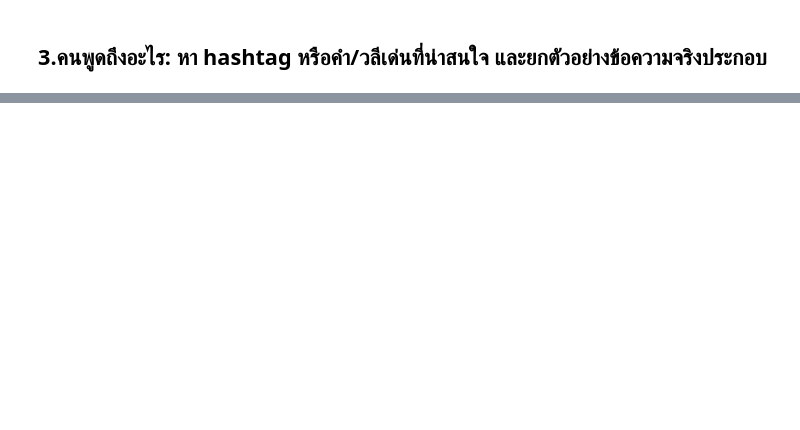
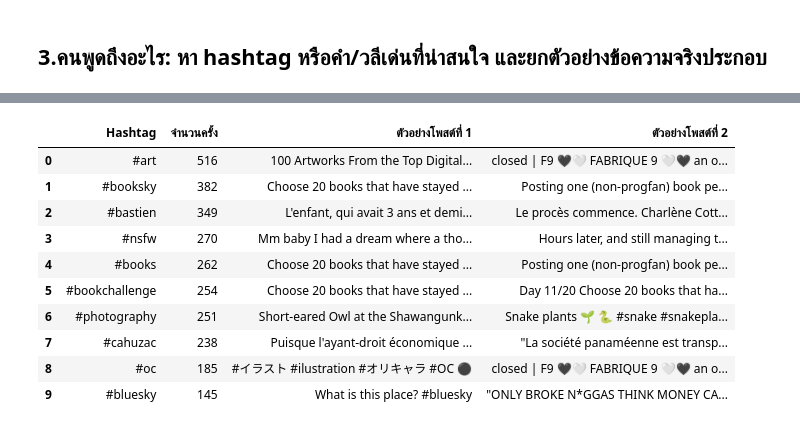
Before and after one commit to Supieiei/Project1_Group7, a Jupyter notebook: Part_1_พิชญธิดา.ipynb, the cells around one changed output, grey strips where cells are left out. Cells and saved outputs as stored; diff of their text form; code cells hidden in the pictures; blank space fills up the shorter version.

```diff
--- a/Part_1_พิชญธิดา.ipynb
+++ b/Part_1_พิชญธิดา.ipynb
@@ -154,0 +311,4 @@ print(summary_df.head(10).to_string(index=False))
+# %%
+# ดูว่าใน unknown เป็นข้อความแบบไหน
+pd.set_option("display.max_colwidth", None)
+df[df["language"] == "unknown"][["text"]]
@@ -156,0 +382,41 @@ print(summary_df.head(10).to_string(index=False))
+# %%
+data = []
+for tag, count in top_hashtags:
+    # ดึง 2 ตัวอย่างแรกที่ไม่ซ้ำกัน
+    samples = (
+        df[
+            df["text"]
+            .astype(str)
+            .str.contains(re.escape(tag), case=False, na=False)]["text"]
+        .drop_duplicates()
+        .head(2)
+        .tolist())
+
+    # จัดการความสะอาดข้อความ
+    ex1 = " ".join(samples[0].split()) if len(samples) > 0 else "-"
+    ex2 = " ".join(samples[1].split()) if len(samples) > 1 else "-"
+
+    data.append(
+        {   "Hashtag": tag,
+            "จำนวนครั้ง": f"{count:,}",
+            "ตัวอย่างโพสต์ที่ 1": ex1,
+            "ตัวอย่างโพสต์ที่ 2": ex2,})
+
+# 3. แปลงเป็น DataFrame และตั้งค่าไม่ให้ตัดข้อความยาว (...)
+hashtag_table = pd.DataFrame(data)
+pd.set_option("display.max_colwidth", None)
+
+# แสดงผลเป็นตารางสวยงามใน Colab
+display(hashtag_table)
+# %% [output]
+|  | Hashtag | จำนวนครั้ง | ตัวอย่างโพสต์ที่ 1 | ตัวอย่างโพสต์ที่ 2 |
+| 0 | #art | 516 | 100 Artworks From the Top Digital... | closed | F9 🖤🤍 FABRIQUE 9 🤍🖤 an o... |
+| 1 | #booksky | 382 | Choose 20 books that have stayed ... | Posting one (non-progfan) book pe... |
+| 2 | #bastien | 349 | L'enfant, qui avait 3 ans et demi... | Le procès commence. Charlène Cott... |
+| 3 | #nsfw | 270 | Mm baby I had a dream where a tho... | Hours later, and still managing t... |
+| 4 | #books | 262 | Choose 20 books that have stayed ... | Posting one (non-progfan) book pe... |
+| 5 | #bookchallenge | 254 | Choose 20 books that have stayed ... | Day 11/20 Choose 20 books that ha... |
+| 6 | #photography | 251 | Short-eared Owl at the Shawangunk... | Snake plants 🌱 🐍 #snake #snakepla... |
+| 7 | #cahuzac | 238 | Puisque l'ayant-droit économique ... | "La société panaméenne est transp... |
+| 8 | #oc | 185 | #イラスト #ilustration #オリキャラ #OC ⚫️ | closed | F9 🖤🤍 FABRIQUE 9 🤍🖤 an o... |
+| 9 | #bluesky | 145 | What is this place? #bluesky | "ONLY BROKE N*GGAS THINK MONEY CA... |
```
Also changed, not shown: parts of 16 cells of this notebook.
